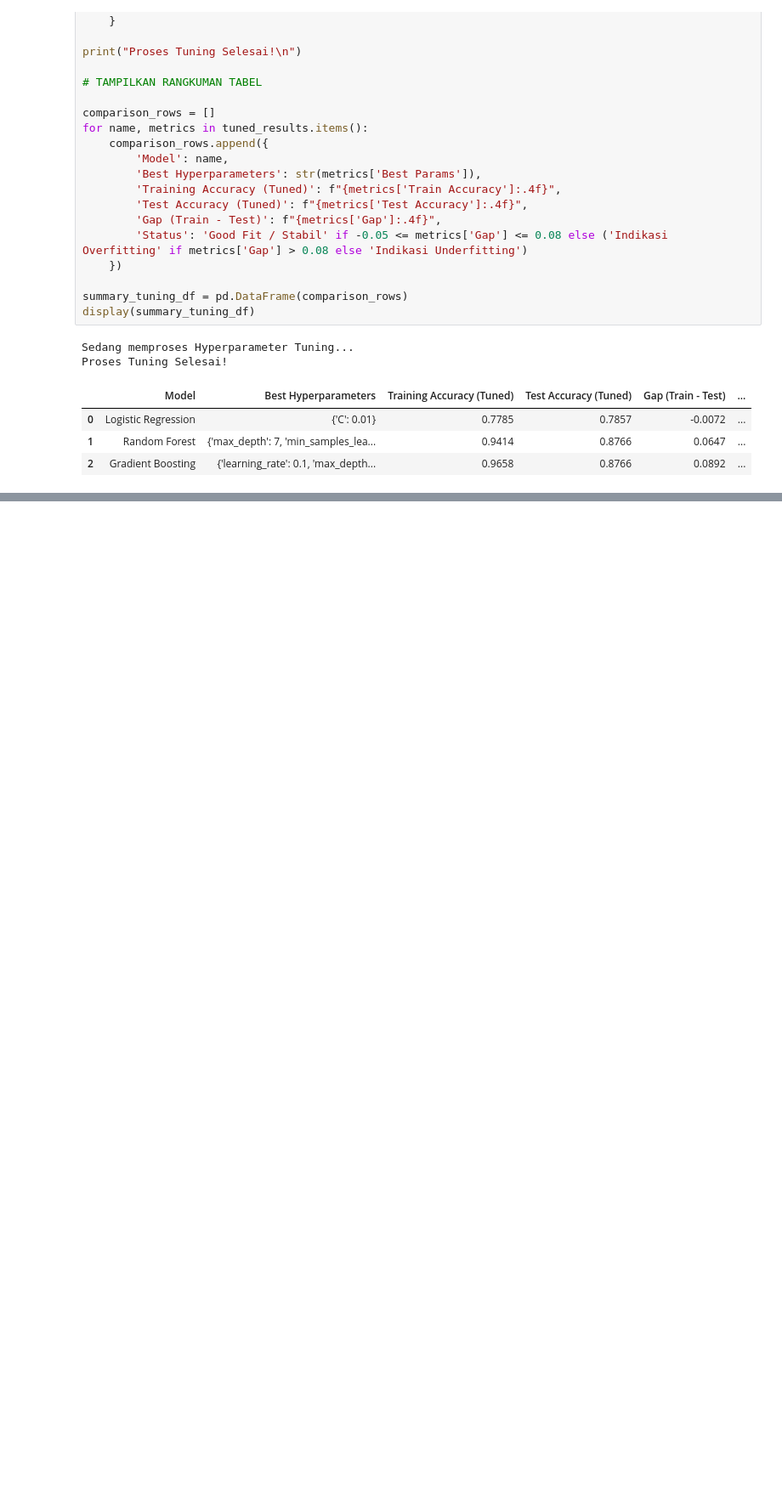
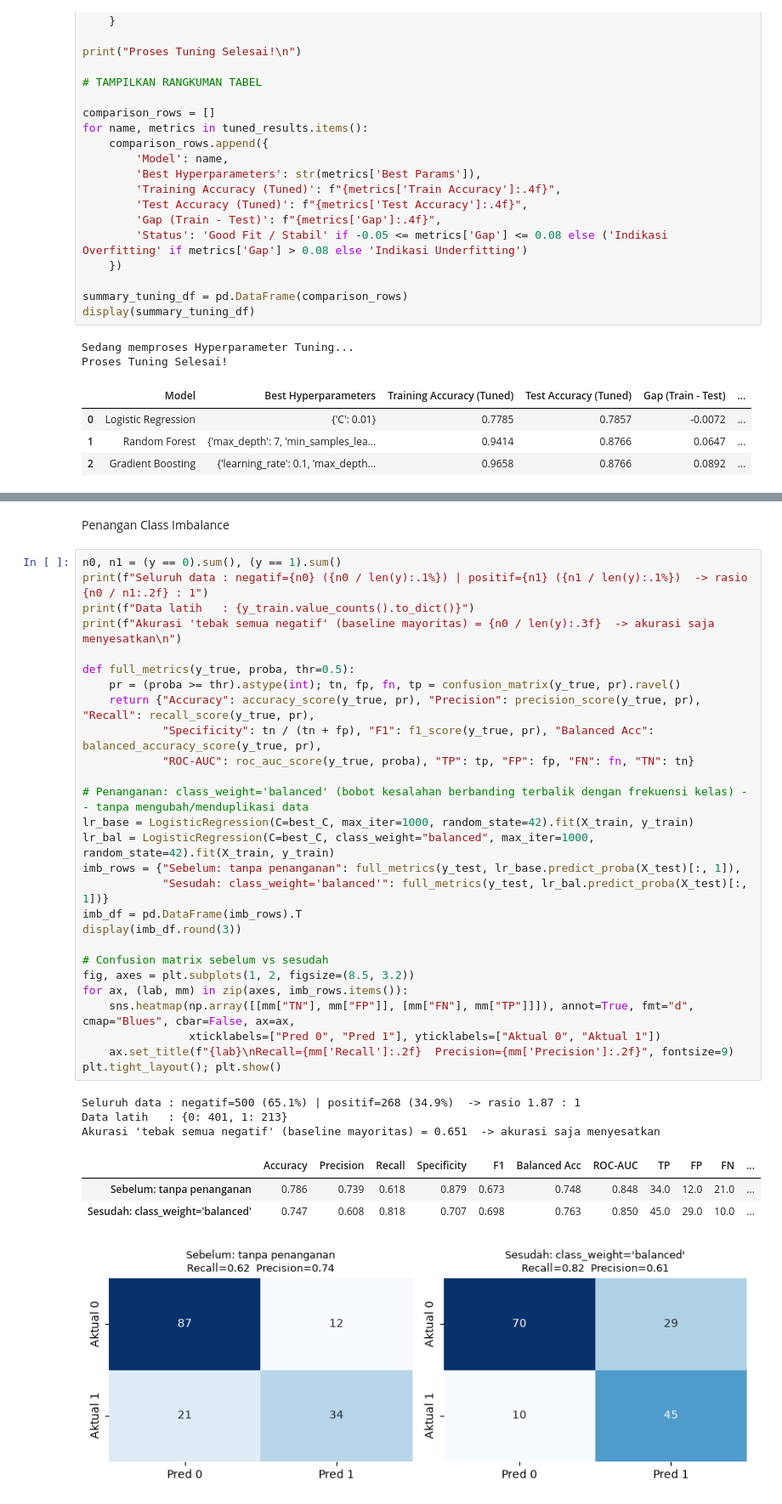
Before and after one commit to RizkyFathurony/PKA_Tugas, a Jupyter notebook: pka.ipynb, the cells around one changed output, grey strips where cells are left out. Shown at 85% size. Saved outputs shown, nothing was run; the diff lists cells and outputs as text; blank space fills up the shorter version.

```diff
--- a/pka.ipynb
+++ b/pka.ipynb
@@ -399,0 +489,37 @@ Proses Tuning Selesai!
+# %% [markdown]
+Penangan Class Imbalance
+# %%
+n0, n1 = (y == 0).sum(), (y == 1).sum()
+print(f"Seluruh data : negatif={n0} ({n0 / len(y):.1%}) | positif={n1} ({n1 / len(y):.1%})  -> rasio {n0 / n1:.2f} : 1")
+print(f"Data latih   : {y_train.value_counts().to_dict()}")
+print(f"Akurasi 'tebak semua negatif' (baseline mayoritas) = {n0 / len(y):.3f}  -> akurasi saja menyesatkan\n")
+
+def full_metrics(y_true, proba, thr=0.5):
+    pr = (proba >= thr).astype(int); tn, fp, fn, tp = confusion_matrix(y_true, pr).ravel()
+    return {"Accuracy": accuracy_score(y_true, pr), "Precision": precision_score(y_true, pr), "Recall": recall_score(y_true, pr),
+            "Specificity": tn / (tn + fp), "F1": f1_score(y_true, pr), "Balanced Acc": balanced_accuracy_score(y_true, pr),
+            "ROC-AUC": roc_auc_score(y_true, proba), "TP": tp, "FP": fp, "FN": fn, "TN": tn}
+
+# Penanganan: class_weight='balanced' (bobot kesalahan berbanding terbalik dengan frekuensi kelas) -- tanpa mengubah/menduplikasi data
+lr_base = LogisticRegression(C=best_C, max_iter=1000, random_state=42).fit(X_train, y_train)
+lr_bal = LogisticRegression(C=best_C, class_weight="balanced", max_iter=1000, random_state=42).fit(X_train, y_train)
+imb_rows = {"Sebelum: tanpa penanganan": full_metrics(y_test, lr_base.predict_proba(X_test)[:, 1]),
+            "Sesudah: class_weight='balanced'": full_metrics(y_test, lr_bal.predict_proba(X_test)[:, 1])}
+imb_df = pd.DataFrame(imb_rows).T
+display(imb_df.round(3))
+
+# Confusion matrix sebelum vs sesudah
+fig, axes = plt.subplots(1, 2, figsize=(8.5, 3.2))
+for ax, (lab, mm) in zip(axes, imb_rows.items()):
+    sns.heatmap(np.array([[mm["TN"], mm["FP"]], [mm["FN"], mm["TP"]]]), annot=True, fmt="d", cmap="Blues", cbar=False, ax=ax,
+                xticklabels=["Pred 0", "Pred 1"], yticklabels=["Aktual 0", "Aktual 1"])
+    ax.set_title(f"{lab}\nRecall={mm['Recall']:.2f}  Precision={mm['Precision']:.2f}", fontsize=9)
+plt.tight_layout(); plt.show()
+# %% [output]
+Seluruh data : negatif=500 (65.1%) | positif=268 (34.9%)  -> rasio 1.87 : 1
+Data latih   : {0: 401, 1: 213}
+Akurasi 'tebak semua negatif' (baseline mayoritas) = 0.651  -> akurasi saja menyesatkan
+|  | Accuracy | Precision | Recall | Specificity | F1 | Balanced Acc | ROC-AUC | TP | FP | FN | ... |
+| Sebelum: tanpa penanganan | 0.786 | 0.739 | 0.618 | 0.879 | 0.673 | 0.748 | 0.848 | 34.0 | 12.0 | 21.0 | ... |
+| Sesudah: class_weight='balanced' | 0.747 | 0.608 | 0.818 | 0.707 | 0.698 | 0.763 | 0.850 | 45.0 | 29.0 | 10.0 | ... |
+[figure, added]
```
Also changed, not shown: parts of 8 cells of this notebook.
